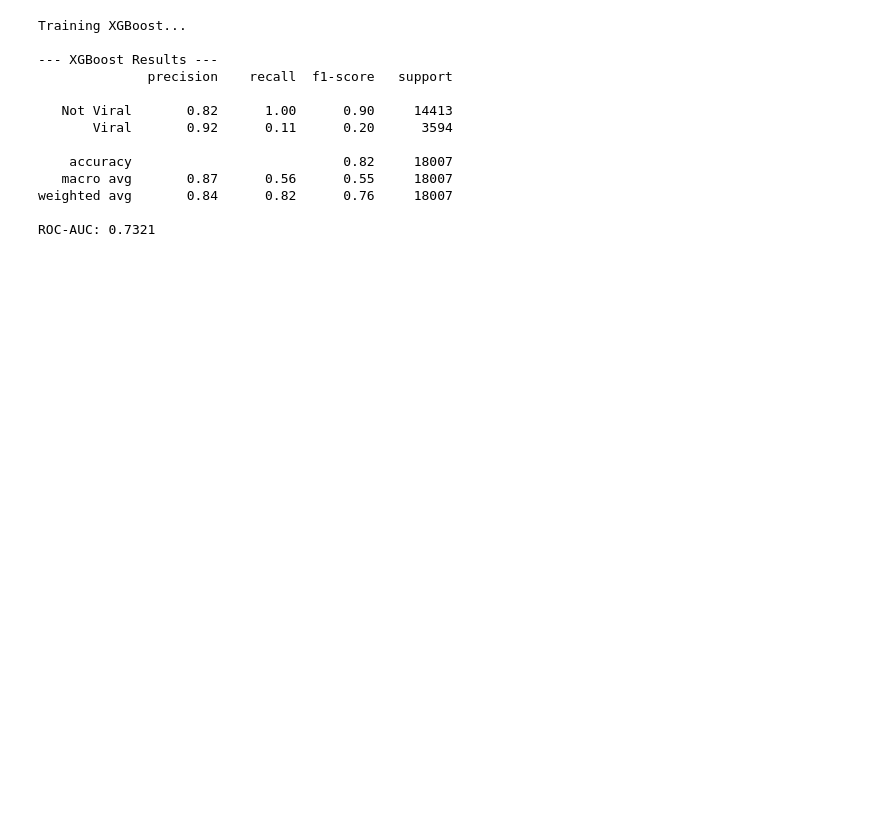
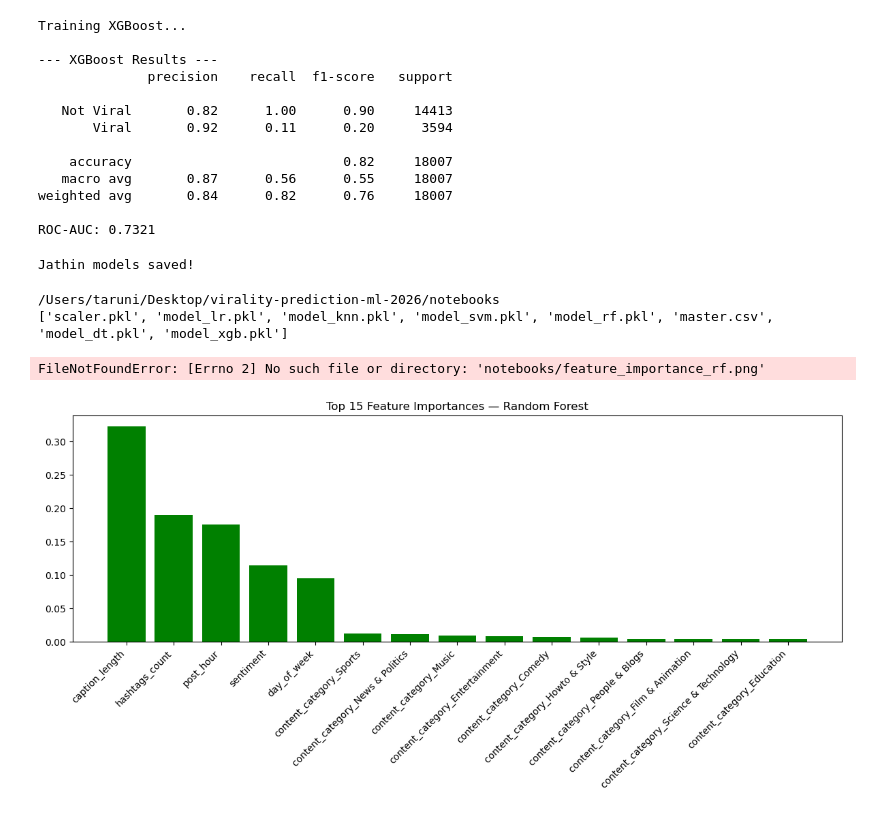
Before and after one commit to taru01ok/virality-prediction-ml-2026, a Jupyter notebook: notebooks/03_modeling.ipynb, the cells around one changed output. Cells and saved outputs as stored; diff of their text form; code cells hidden in the pictures; blank space fills up the shorter version.

Commit message:
Add feature importance plots for Random Forest and XGBoost

```diff
--- a/notebooks/03_modeling.ipynb
+++ b/notebooks/03_modeling.ipynb
@@ -274,3 +274,41 @@ Training XGBoost...
 weighted avg       0.84      0.82      0.76     18007
 
 ROC-AUC: 0.7321
+# %%
+import pickle
+pickle.dump(dt,  open('data/processed/model_dt.pkl', 'wb'))
+pickle.dump(rf,  open('data/processed/model_rf.pkl', 'wb'))
+pickle.dump(xgb, open('data/processed/model_xgb.pkl', 'wb'))
+print('Jathin models saved!')
+# %% [output]
+Jathin models saved!
+# %%
+import os
+print(os.getcwd())
+print(os.listdir('data/processed/'))
+# %% [output]
+/Users/taruni/Desktop/virality-prediction-ml-2026/notebooks
+['scaler.pkl', 'model_lr.pkl', 'model_knn.pkl', 'model_svm.pkl', 'model_rf.pkl', 'master.csv', 'model_dt.pkl', 'model_xgb.pkl']
+# %%
+# ── FEATURE IMPORTANCE — RANDOM FOREST ──
+import matplotlib.pyplot as plt
+import numpy as np
+import pandas as pd
+
+feature_names = pd.read_csv('data/processed/master.csv').drop(columns=['viral', 'engagement_rate']).columns.tolist()
+
+# Random Forest importances
+rf_importances = rf.feature_importances_
+rf_indices = np.argsort(rf_importances)[::-1][:15]  # top 15
+
+plt.figure(figsize=(12, 6))
+plt.title('Top 15 Feature Importances — Random Forest')
+plt.bar(range(15), rf_importances[rf_indices], color='green')
+plt.xticks(range(15), [feature_names[i] for i in rf_indices], rotation=45, ha='right')
+plt.tight_layout()
+plt.savefig('notebooks/feature_importance_rf.png', dpi=150, bbox_inches='tight')
+plt.show()
+print('Saved!')
+# %% [output]
+FileNotFoundError: [Errno 2] No such file or directory: 'notebooks/feature_importance_rf.png'
+[figure, added]
```
Also changed, not shown: parts of 4 cells of this notebook, 2 other files.
